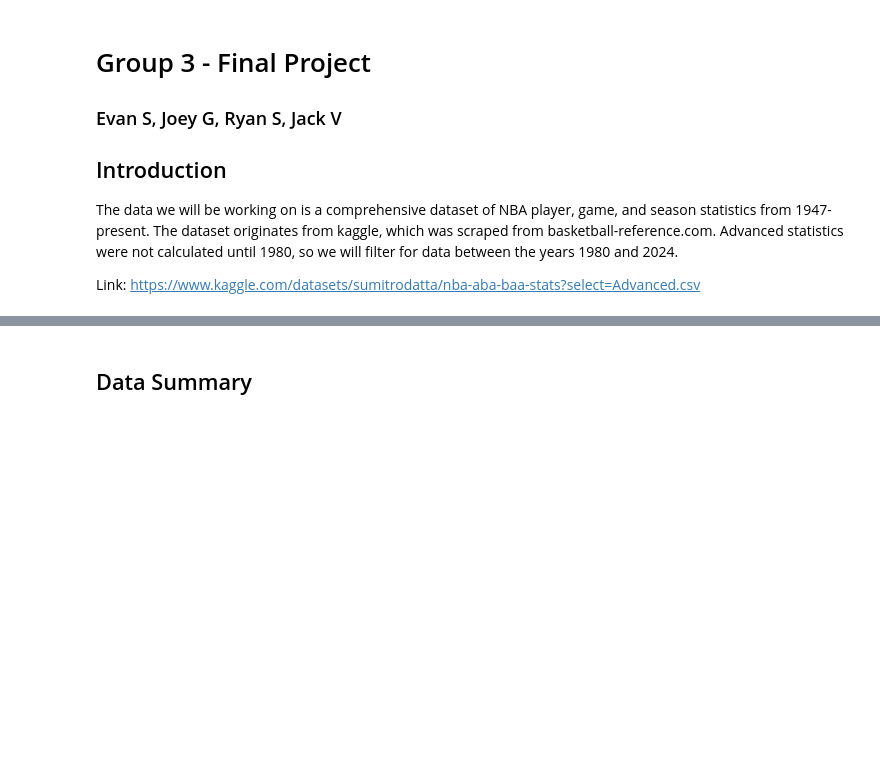
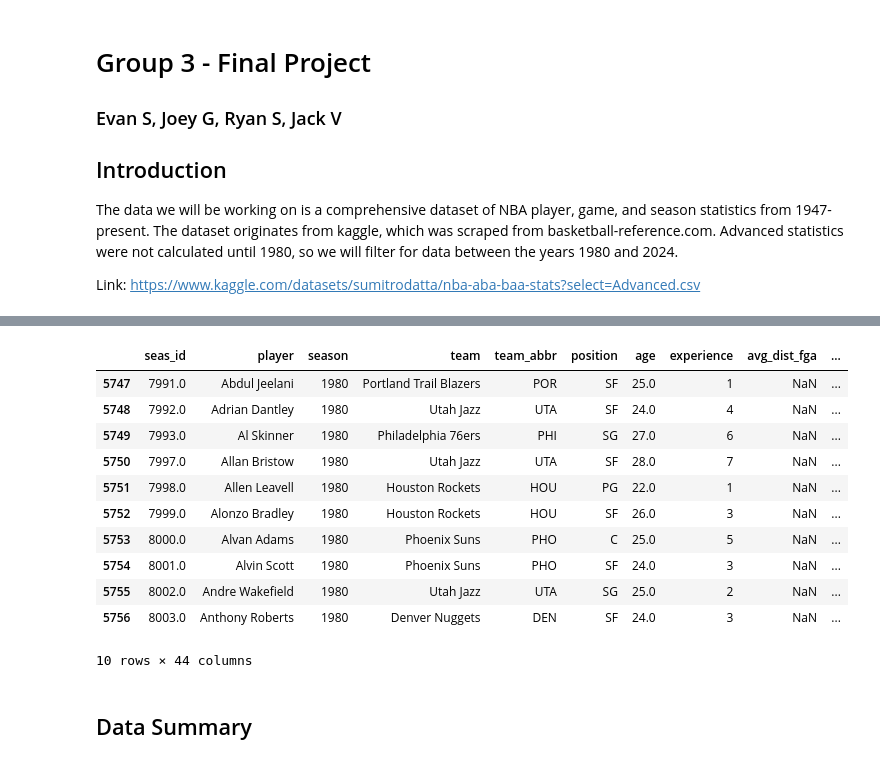
Before and after one commit to EvanStowell/DS3870_Final, a Jupyter notebook: Final_Group3.ipynb, the cells around one changed output, grey strips where cells are left out. Cells and saved outputs as stored; diff of their text form; code cells hidden in the pictures; blank space fills up the shorter version.

```diff
--- a/Final_Group3.ipynb
+++ b/Final_Group3.ipynb
@@ -95,3 +127,61 @@ players_single_team.head(20)
+# %%
+# combining into one df
+# player_season -> player_shooting -> player_totals --> player_career --> team summary
+# then add awards df individually
+nba = (
+    player_season
+    .merge(player_shooting, on = ['player', 'season'], how = 'left')
+    .merge(player_totals, on = ['player', 'season'], how = 'left')
+    .merge(player_career, on = 'player', how = 'left')
+    .merge(team_summary, on = ['abbreviation', 'season'], how = 'left')
+).query("season >= 1980").rename(
+           columns = {
+                'pos': 'position',
+                'abbreviation' : 'team_abbr',
+                'fg_percent_from_x2p_range' : 'fg_percent_2p',
+               'fg_percent_from_x3p_range' : 'fg_percent_3p',
+               'g' : 'games_played',
+               'gs' : 'games_started',
+               'mp' : 'minutes_played',
+               'orb' : 'off_reb',
+               'drb' : 'def_reb',
+               'trb' : 'tot_reb',
+               'num_seasons' : 'total_seasons_played',
+               'playoffs' : 'team_made_playoffs',
+               'w' : 'team_wins',
+               'l' : 'team_losses',
+               'o_rtg' : 'team_off_rtg',
+               'd_rtg' : 'team_def_rtg',
+               'n_rtg' : 'team_net_rtg',
+               'pace' : 'team_pace'
+           })
+
+# selecting and ordering columns
+nba = nba[['seas_id','player', 'season', 'team', 'team_abbr', 'position', 'age',
+               'experience', 'avg_dist_fga', 'fg_percent_2p', 'fg_percent_3p',
+               'percent_assisted_x2p_fg', 'percent_assisted_x3p_fg',
+               'corner_3_point_percent', 'games_played', 'games_started',
+               'minutes_played', 'fg', 'fga', 'fg_percent', 'x3p', 'x3pa', 'x2p',
+               'x2pa', 'e_fg_percent', 'ft', 'fta', 'ft_percent', 'off_reb', 'def_reb', 'tot_reb',
+               'ast', 'stl', 'blk', 'tov', 'pts', 'total_seasons_played',
+               'team_made_playoffs', 'team_wins', 'team_losses', 'team_off_rtg',
+               'team_def_rtg', 'team_net_rtg', 'team_pace']]
+
+
+nba.head(10)
+# %% [output]
+|  | seas_id | player | season | team | team_abbr | position | age | experience | avg_dist_fga | ... |
+| 5747 | 7991.0 | Abdul Jeelani | 1980 | Portland Trail Blazers | POR | SF | 25.0 | 1 | NaN | ... |
+| 5748 | 7992.0 | Adrian Dantley | 1980 | Utah Jazz | UTA | SF | 24.0 | 4 | NaN | ... |
+| 5749 | 7993.0 | Al Skinner | 1980 | Philadelphia 76ers | PHI | SG | 27.0 | 6 | NaN | ... |
+| 5750 | 7997.0 | Allan Bristow | 1980 | Utah Jazz | UTA | SF | 28.0 | 7 | NaN | ... |
+| 5751 | 7998.0 | Allen Leavell | 1980 | Houston Rockets | HOU | PG | 22.0 | 1 | NaN | ... |
+| 5752 | 7999.0 | Alonzo Bradley | 1980 | Houston Rockets | HOU | SF | 26.0 | 3 | NaN | ... |
+| 5753 | 8000.0 | Alvan Adams | 1980 | Phoenix Suns | PHO | C | 25.0 | 5 | NaN | ... |
+| 5754 | 8001.0 | Alvin Scott | 1980 | Phoenix Suns | PHO | SF | 24.0 | 3 | NaN | ... |
+| 5755 | 8002.0 | Andre Wakefield | 1980 | Utah Jazz | UTA | SG | 25.0 | 2 | NaN | ... |
+| 5756 | 8003.0 | Anthony Roberts | 1980 | Denver Nuggets | DEN | SF | 24.0 | 3 | NaN | ... |
+10 rows × 44 columns
 # %% [markdown]
 ## Data Summary
 # %%
```
Also changed, not shown: parts of 14 cells of this notebook.
